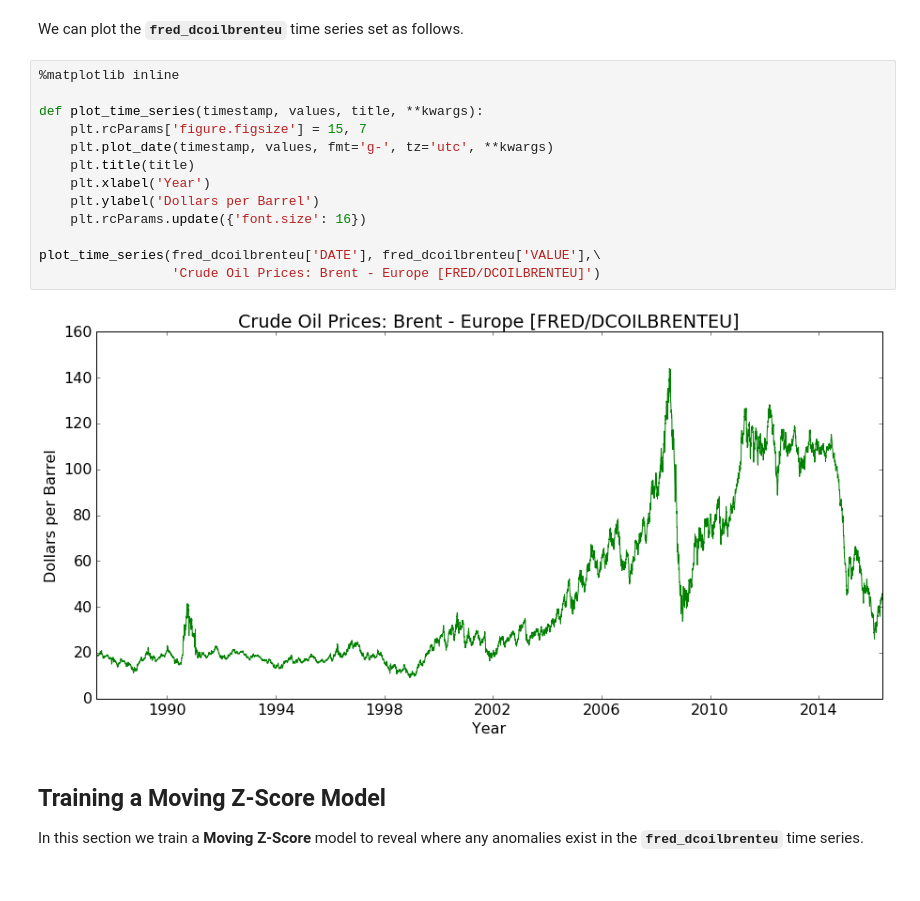
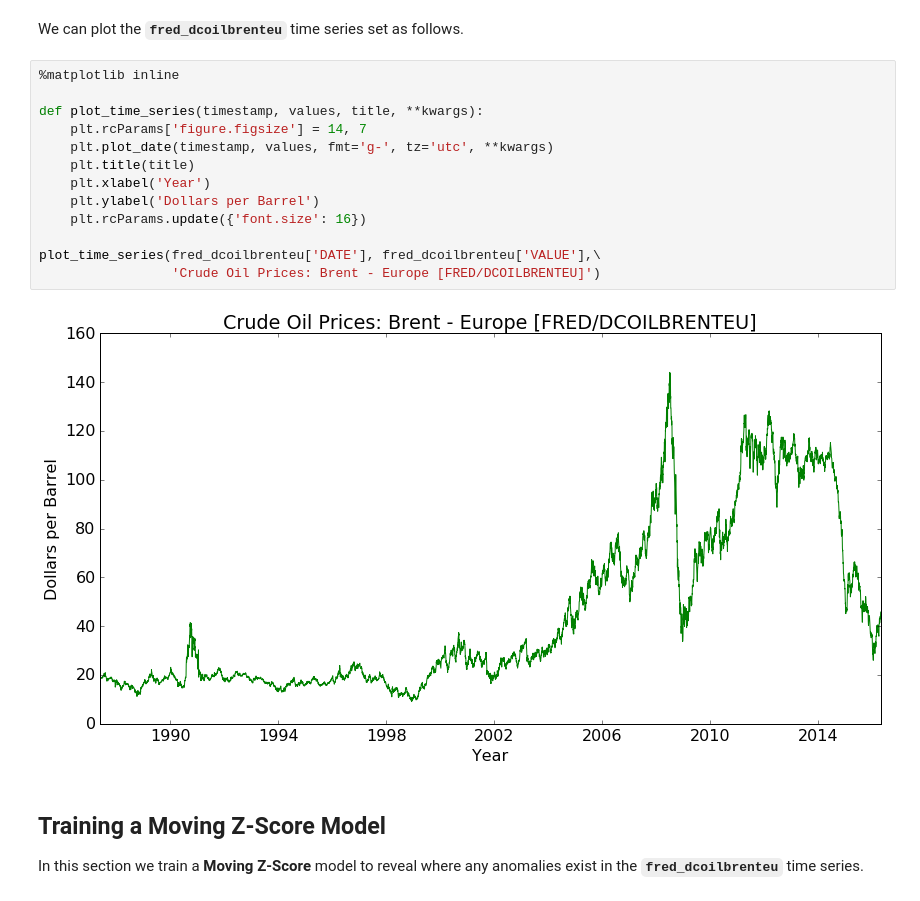
Before and after one commit to tgrammat/ML-Data_Challenges, a Jupyter notebook: Dato-tutorials/anomaly-detection/Anomaly Detection - Demo 2 [Moving Z-Score and Bayesian Changepoint Models].ipynb, the cells around one changed output. Saved outputs shown, nothing was run; the diff lists cells and outputs as text.

```diff
--- a/Dato-tutorials/anomaly-detection/Anomaly Detection - Demo 2 [Moving Z-Score and Bayesian Changepoint Models].ipynb
+++ b/Dato-tutorials/anomaly-detection/Anomaly Detection - Demo 2 [Moving Z-Score and Bayesian Changepoint Models].ipynb
@@ -160,18 +151,18 @@ We can plot the **`fred_dcoilbrenteu`** time series set as follows.
 # %%
 %matplotlib inline
 
 def plot_time_series(timestamp, values, title, **kwargs):
-    plt.rcParams['figure.figsize'] = 15, 7
+    plt.rcParams['figure.figsize'] = 14, 7
     plt.plot_date(timestamp, values, fmt='g-', tz='utc', **kwargs)
     plt.title(title)
     plt.xlabel('Year')
     plt.ylabel('Dollars per Barrel')
     plt.rcParams.update({'font.size': 16})
 
 plot_time_series(fred_dcoilbrenteu['DATE'], fred_dcoilbrenteu['VALUE'],\
                  'Crude Oil Prices: Brent - Europe [FRED/DCOILBRENTEU]')
 # %% [output]
-[figure, old version]
+[figure, new version]
 # %% [markdown]
 ## Training a Moving Z-Score Model
 
```
Also changed, not shown: parts of 13 cells of this notebook.
